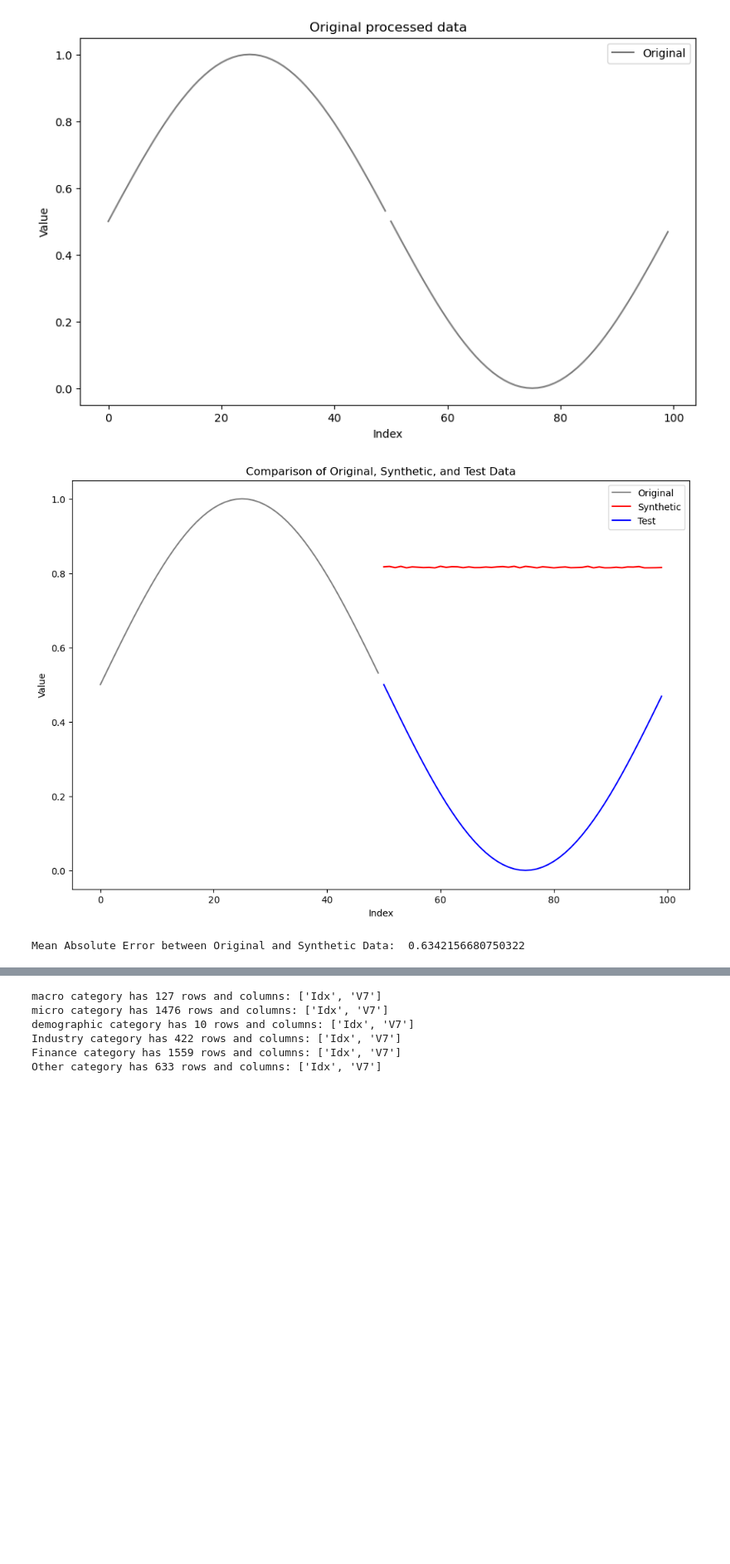
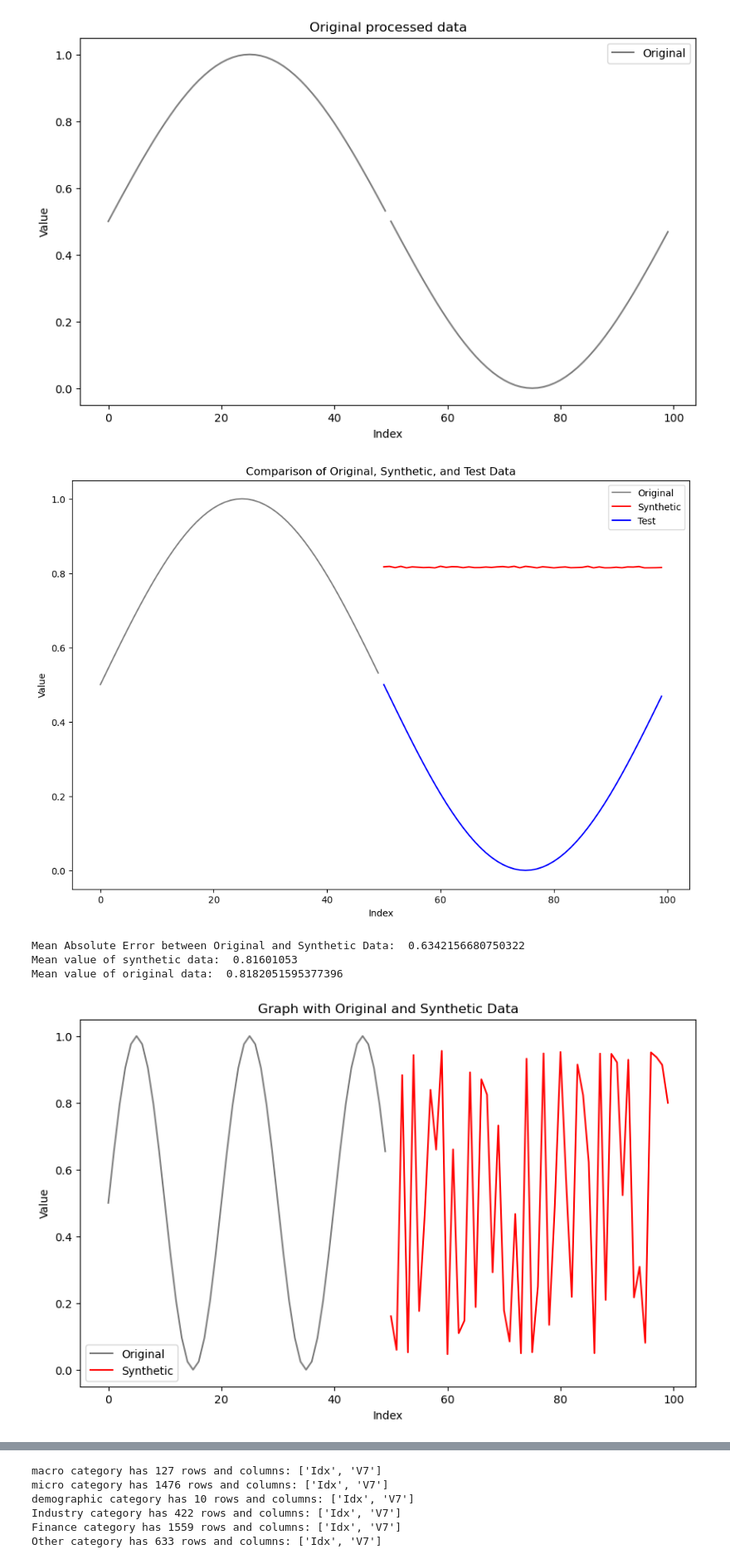
Before and after one commit to H0wl3r2001/timegan-pytorch, a Jupyter notebook: visualization.ipynb, the cells around one changed output, grey strips where cells are left out. Shown at 83% size. Cells and saved outputs as stored; diff of their text form; code cells hidden in the pictures; blank space fills up the shorter version.

```diff
--- a/visualization.ipynb
+++ b/visualization.ipynb
@@ -411,6 +411,7 @@ plt.show()
 import pickle
 import pandas as pd
 import matplotlib.pyplot as plt
+import numpy as np
 from sklearn.metrics import mean_absolute_error
 
 def prepare_data1(train, test):
@@ -479,6 +480,73 @@ plt.show()
 
 
 print("Mean Absolute Error between Original and Synthetic Data: ", mean_absolute_error(df_test['val'], df_fake['val']))
+print("Mean value of synthetic data: ", np.mean(df_fake['val']))
+print("Mean value of original data: ", np.mean(df_original['val']))
 # %% [output]
 [figure]
 Mean Absolute Error between Original and Synthetic Data:  0.6342156680750322
+Mean value of synthetic data:  0.81601053
+Mean value of original data:  0.8182051595377396
+# %%
+import pickle
+import pandas as pd
+import matplotlib.pyplot as plt
+
+def prepare_data1(train, test):
+    # Extract the first elements for the train data array
+    first_elements_train = train[:, 0, 0]
+    # Create an array of indices for the train data array
+    indices_train = np.arange(len(first_elements_train))
+
+    # Create a pandas DataFrame for the train data array
+    df_train = pd.DataFrame({
+        'idx': indices_train,
+        'val': first_elements_train
+    })
+
+    # Extract the first elements for the test data array
+    first_elements_test = test[:, 0, 0]
+    # Create an array of indices for the test data array, starting after the last index of the train array
+    indices_test = np.arange(len(first_elements_test)) + len(first_elements_train)
+
+    # Create a pandas DataFrame for the test data array
+    df_test = pd.DataFrame({
+        'idx': indices_test,
+        'val': first_elements_test
+    })
+
+    return df_train, df_test
+
+# Load original and synthetic data
+path = "output/test"
+
+with open(f"{path}/train_data1.pickle", "rb") as fb:
+    ori_data = pickle.load(fb)
+
+with open(f"{path}/fake_data1.pickle", "rb") as fb:
+    fake_data = pickle.load(fb)
+
+# Prepare DataFrames for plotting
+df_original, df_synthetic = prepare_data1(ori_data, fake_data)
+
+# Plotting both graphs
+plt.figure(figsize=(10, 6))
+
+# Plot original data in gray
+plt.plot(df_original['idx'], df_original['val'], color='gray', label='Original')
+
+# Plot synthetic data in red
+plt.plot(df_synthetic['idx'], df_synthetic['val'], color='red', label='Synthetic')
+
+# Set plot labels and title
+plt.xlabel('Index')
+plt.ylabel('Value')
+plt.title('Graph with Original and Synthetic Data')
+
+# Add legend
+plt.legend()
+
+# Show plot
+plt.show()
+# %% [output]
+[figure, added]
```
Also changed, not shown: parts of 12 cells of this notebook, 40 other files.
